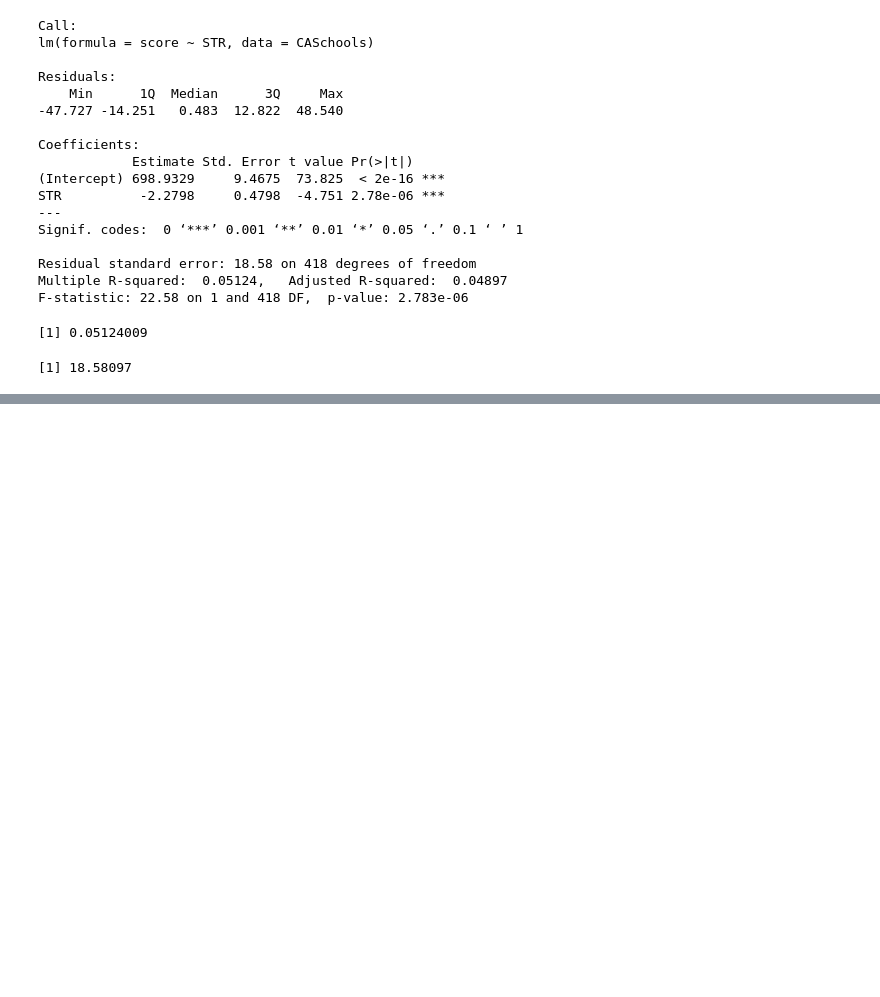
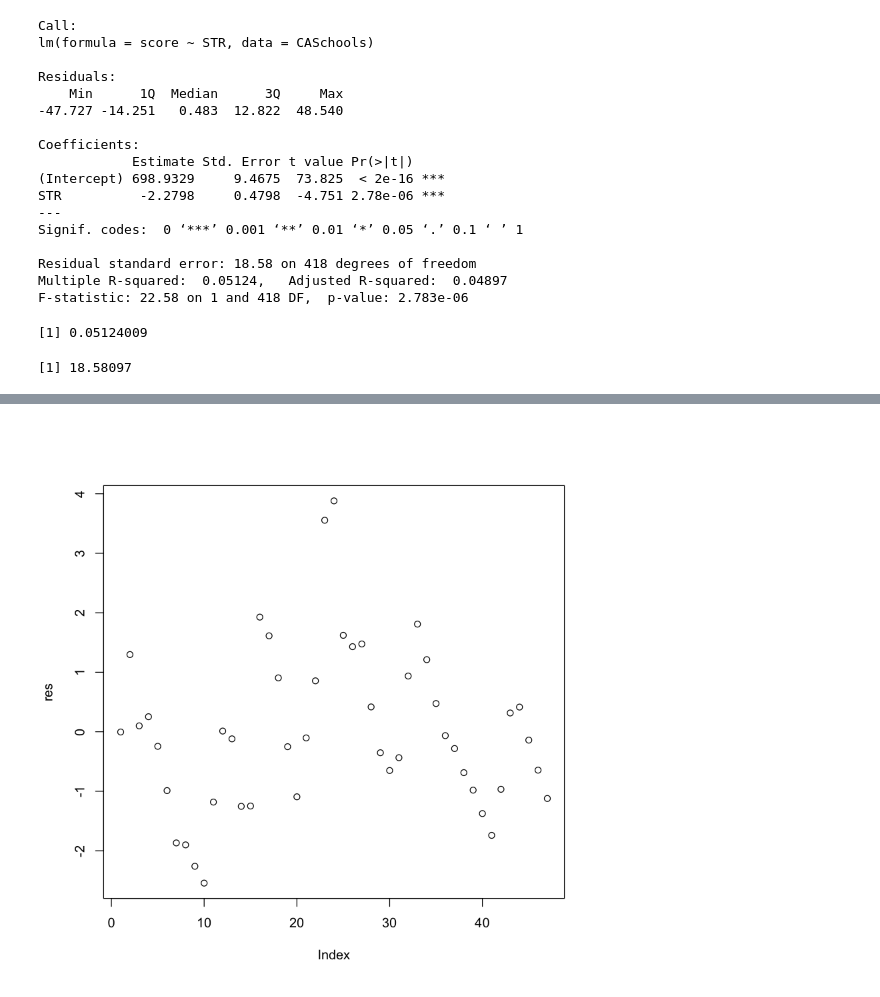
Before and after one commit to amerpandey/regression, a Jupyter notebook: Regression.ipynb, the cells around one changed output, grey strips where cells are left out. Drawn from its saved outputs; the diff is of its cells as text; code cells hidden in the pictures; blank space fills up the shorter version.

```diff
--- a/Regression.ipynb
+++ b/Regression.ipynb
@@ -165,0 +222,10 @@ SER
+# %%
+res<-resid(b)
+# %%
+# to test the assumption of OLS that residuals are randomly distributed.
+
+
+# plotting the residuals
+plot(res)
+# %% [output]
+[figure, added]
```
Also changed, not shown: parts of 11 cells of this notebook, 2 other files.
